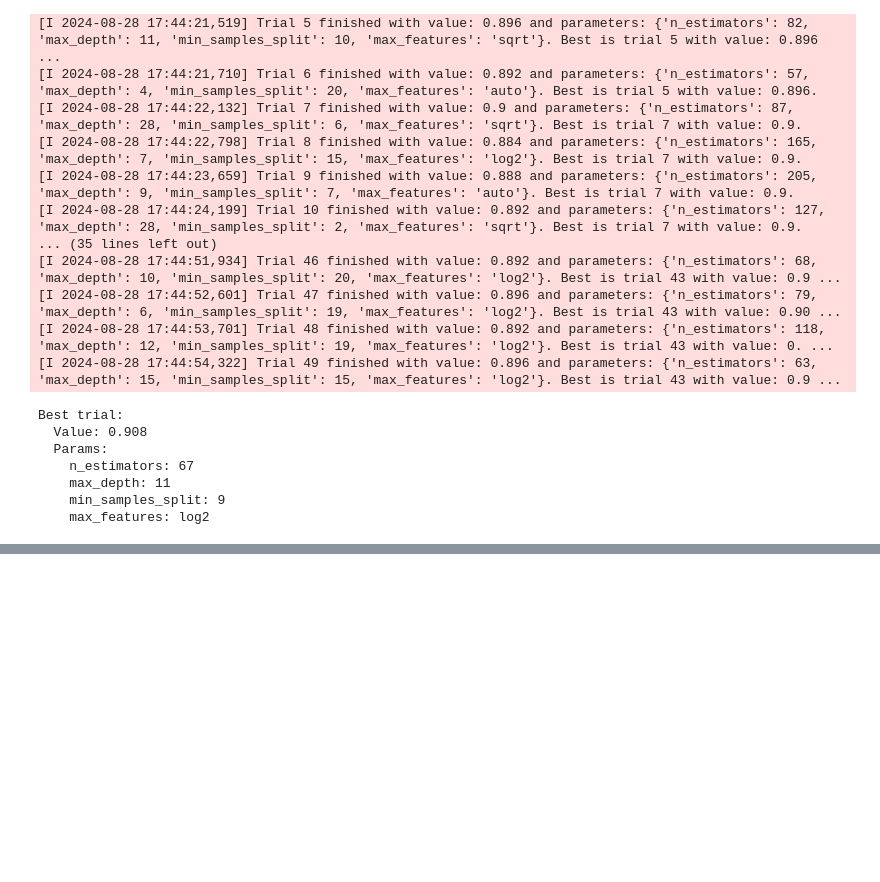
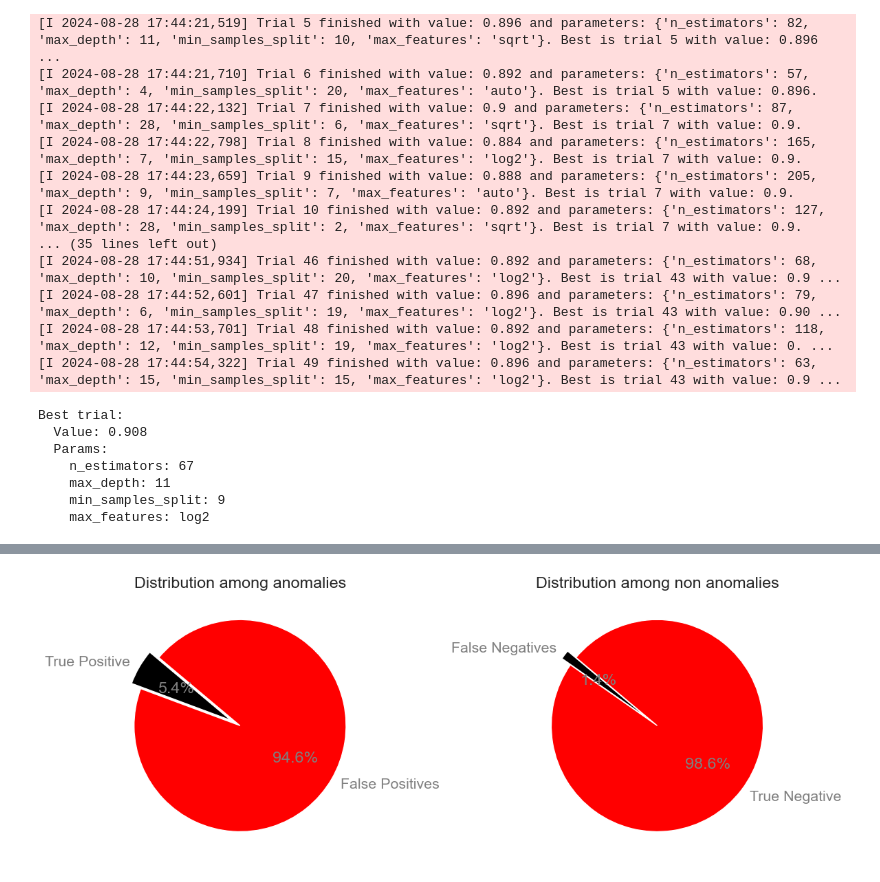
Before and after one commit to malayaan/code1, a Jupyter notebook: 3.Ipynb, the cells around one changed output, grey strips where cells are left out. Saved outputs shown, nothing was run; the diff lists cells and outputs as text; code cells hidden in the pictures; blank space fills up the shorter version.

```diff
--- a/3.Ipynb
+++ b/3.Ipynb
@@ -289,0 +332,28 @@ Ce paragraphe est conçu pour s'intégrer dans un rapport de stage, offrant une
+# %%
+# Updated False Positive and Negative Pie Chart
+labels_fp = ['True Positive', 'False Positives']
+sizes_fp = [333, 5786]
+colors_fp = ['black','red']
+explode_fp = (0.1, 0)  # only "explode" the 1st slice
+
+labels_fn = ['False Negatives', 'True Negative']
+sizes_fn = [8401, 592585]
+colors_fn = ['black','red']
+explode_fn = (0.1, 0)  # only "explode" the 1st slice
+
+fig, (ax1, ax2) = plt.subplots(1, 2, figsize=(12, 6))
+
+# False Positives Pie Chart
+ax1.pie(sizes_fp, explode=explode_fp, labels=labels_fp, colors=colors_fp, autopct='%1.1f%%', startangle=140, textprops={'color': 'grey'})
+ax1.set_title('Distribution among anomalies')
+
+# False Negatives Pie Chart
+ax2.pie(sizes_fn, explode=explode_fn, labels=labels_fn, colors=colors_fn, autopct='%1.1f%%', startangle=140, textprops={'color': 'grey'})
+ax2.set_title('Distribution among non anomalies')
+
+
+
+plt.tight_layout()
+plt.show()
+# %% [output]
+[figure, added]
```
Also changed, not shown: parts of 2 cells of this notebook.
